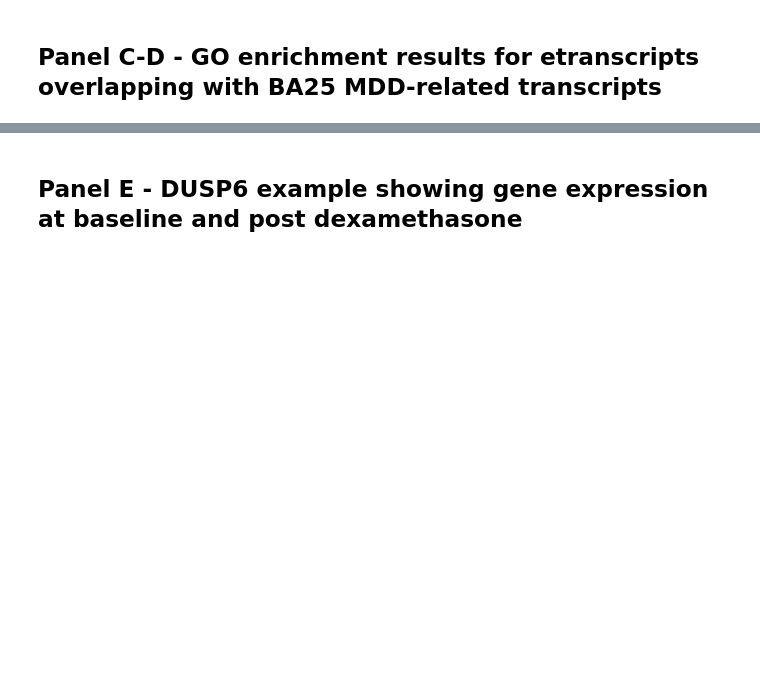
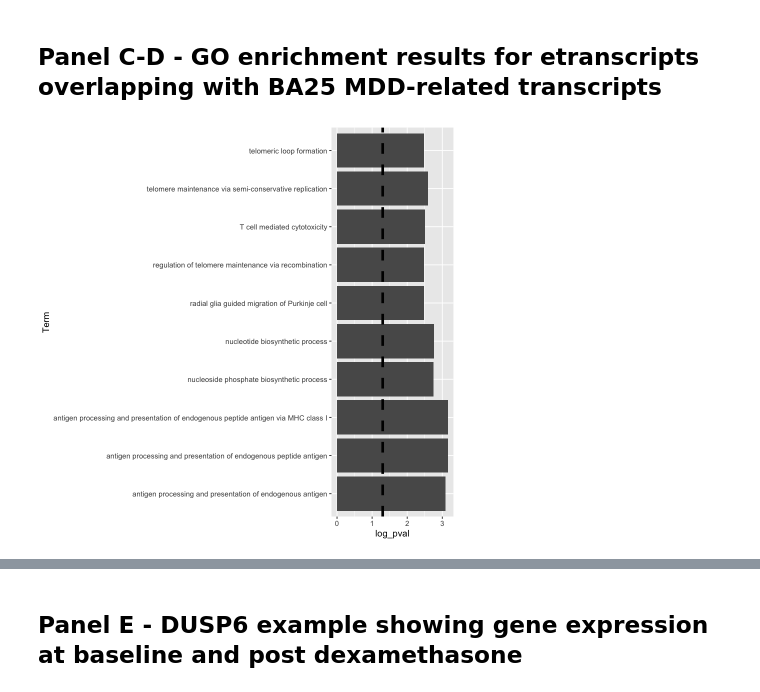
Before and after one commit to jArloth/Sex-Stratified-Analyses, a Jupyter notebook: Figure5.ipynb, the cells around one changed output, grey strips where cells are left out. Cells and saved outputs as stored; diff of their text form; code cells hidden in the pictures; blank space fills up the shorter version.

```diff
--- a/Figure5.ipynb
+++ b/Figure5.ipynb
@@ -64,0 +58,13 @@ todo
+# %%
+load("data/fig5_male25_go_object_Nov5.RData")
+load("data/fig5_female25_go_object.RData")
+
+male25_go=male25_go_nov5
+male25_go_plot <- head(male25_go, n = 10)
+male25_go_plot <- male25_go_plot[,c(2,7)]
+male25_go_plot$log_pval <- log10(male25_go_plot$Pvalue)*-1
+ggplot(data=male25_go_plot, aes(x=log_pval, y=Term)) +
+  geom_bar(stat="identity")+geom_vline(xintercept = -log10(.05), linetype="dashed",
+                                       color = "black", size=1.5)
+# %% [output]
+[figure, added]
```
Also changed, not shown: parts of 8 cells of this notebook.
